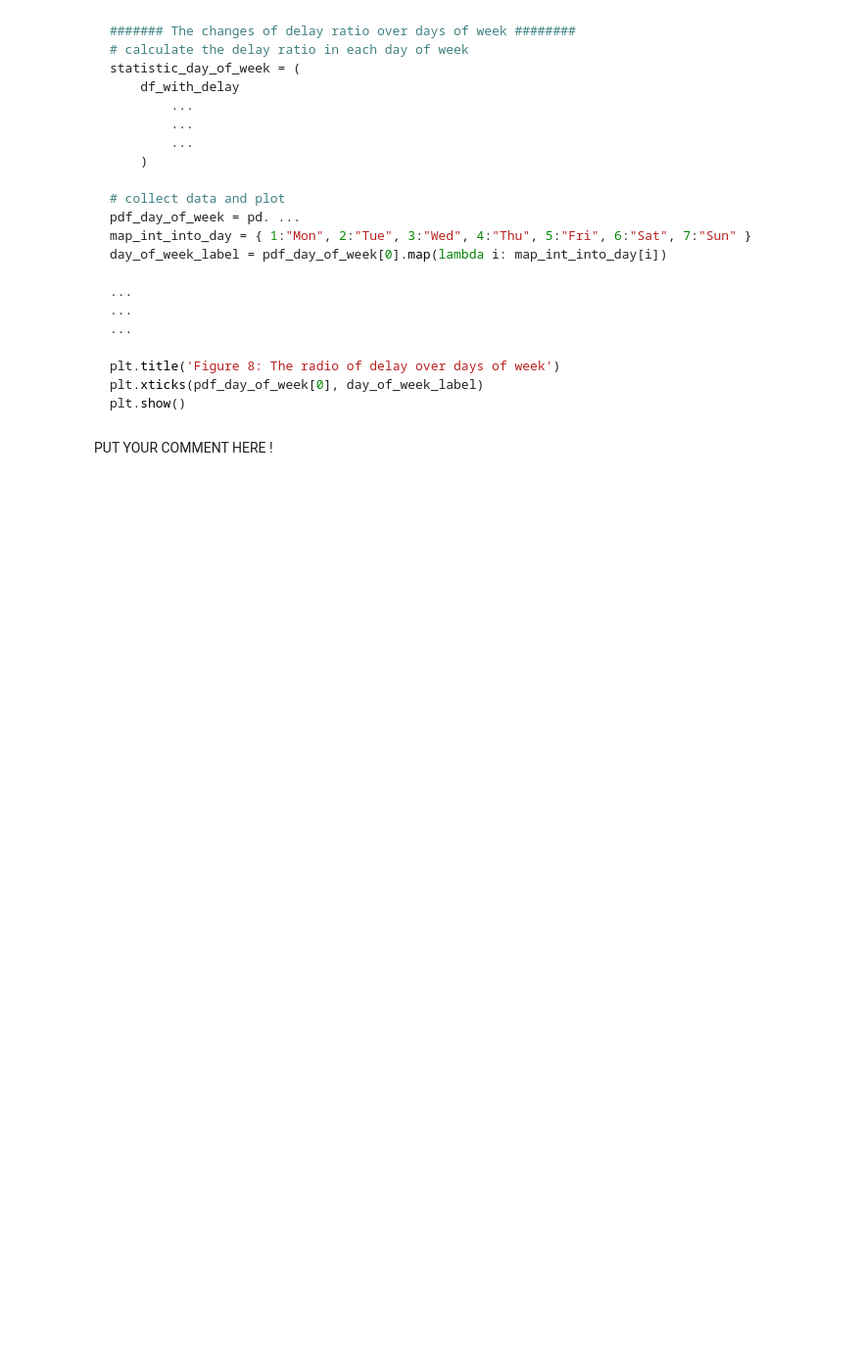
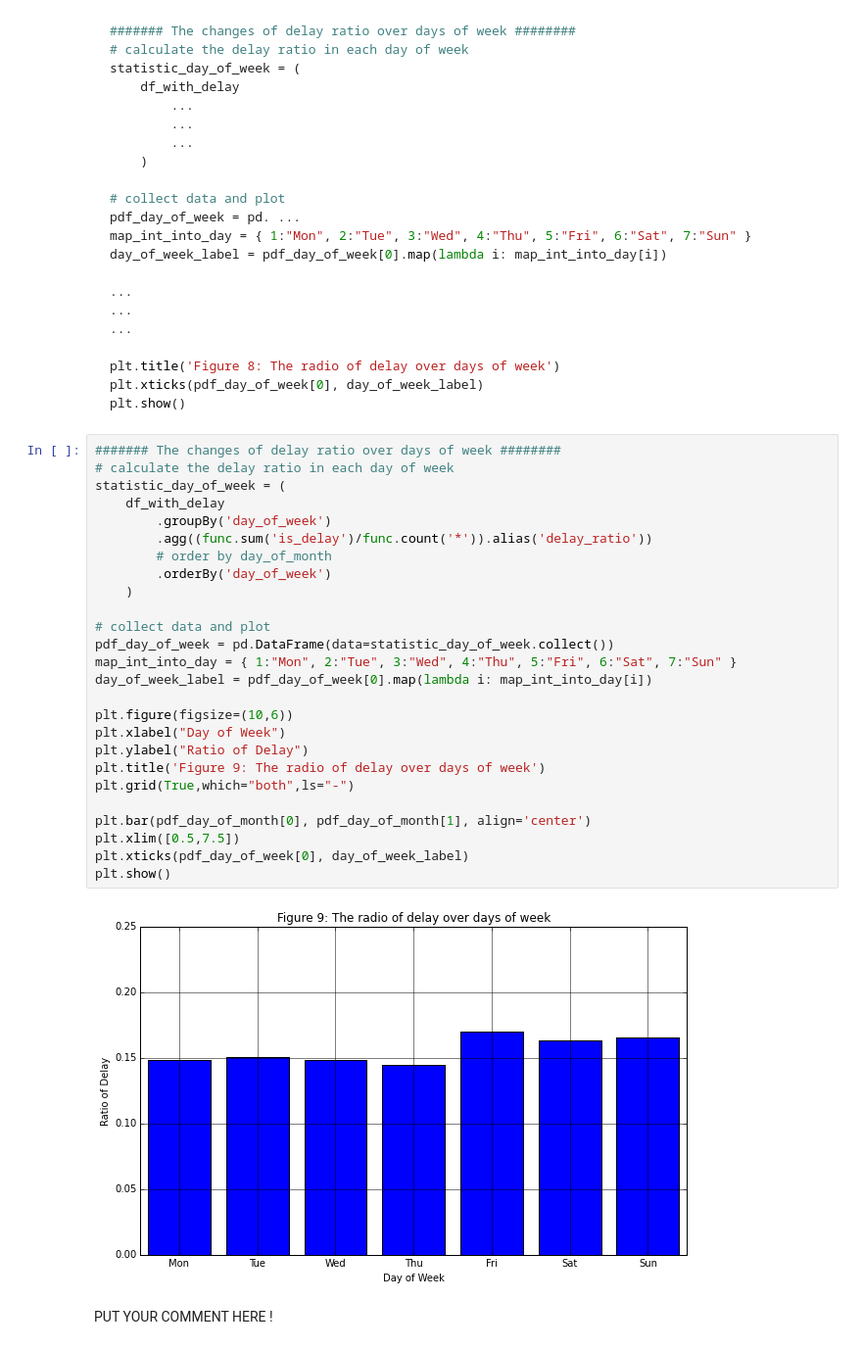
Before and after one commit to adriculteur/Algorithmic-Machine-Learning, a Jupyter notebook: Notebooks/[Lecture 5+6] Regression algorithm - Using Random Forests to predict Airplane Delays.ipynb, the cells around one changed output. Shown: that part at 98% size. Saved outputs shown, nothing was run; the diff lists cells and outputs as text; blank space fills up the shorter version.

````diff
--- a/Notebooks/[Lecture 5+6] Regression algorithm - Using Random Forests to predict Airplane Delays.ipynb
+++ b/Notebooks/[Lecture 5+6] Regression algorithm - Using Random Forests to predict Airplane Delays.ipynb
@@ -746,6 +754,34 @@ plt.title('Figure 8: The radio of delay over days of week')
 plt.xticks(pdf_day_of_week[0], day_of_week_label)
 plt.show()
 ```
+# %%
+####### The changes of delay ratio over days of week ########
+# calculate the delay ratio in each day of week
+statistic_day_of_week = (
+    df_with_delay
+        .groupBy('day_of_week')
+        .agg((func.sum('is_delay')/func.count('*')).alias('delay_ratio'))
+        # order by day_of_month
+        .orderBy('day_of_week')
+    )
+
+# collect data and plot
+pdf_day_of_week = pd.DataFrame(data=statistic_day_of_week.collect())
+map_int_into_day = { 1:"Mon", 2:"Tue", 3:"Wed", 4:"Thu", 5:"Fri", 6:"Sat", 7:"Sun" }
+day_of_week_label = pdf_day_of_week[0].map(lambda i: map_int_into_day[i])
+
+plt.figure(figsize=(10,6))
+plt.xlabel("Day of Week")
+plt.ylabel("Ratio of Delay")
+plt.title('Figure 9: The radio of delay over days of week')
+plt.grid(True,which="both",ls="-")
+
+plt.bar(pdf_day_of_month[0], pdf_day_of_month[1], align='center')
+plt.xlim([0.5,7.5])
+plt.xticks(pdf_day_of_week[0], day_of_week_label)
+plt.show()
+# %% [output]
+[figure, added]
 # %% [markdown]
 <div class="comment">
 PUT YOUR COMMENT HERE !
````
Also changed, not shown: parts of 13 cells of this notebook.
